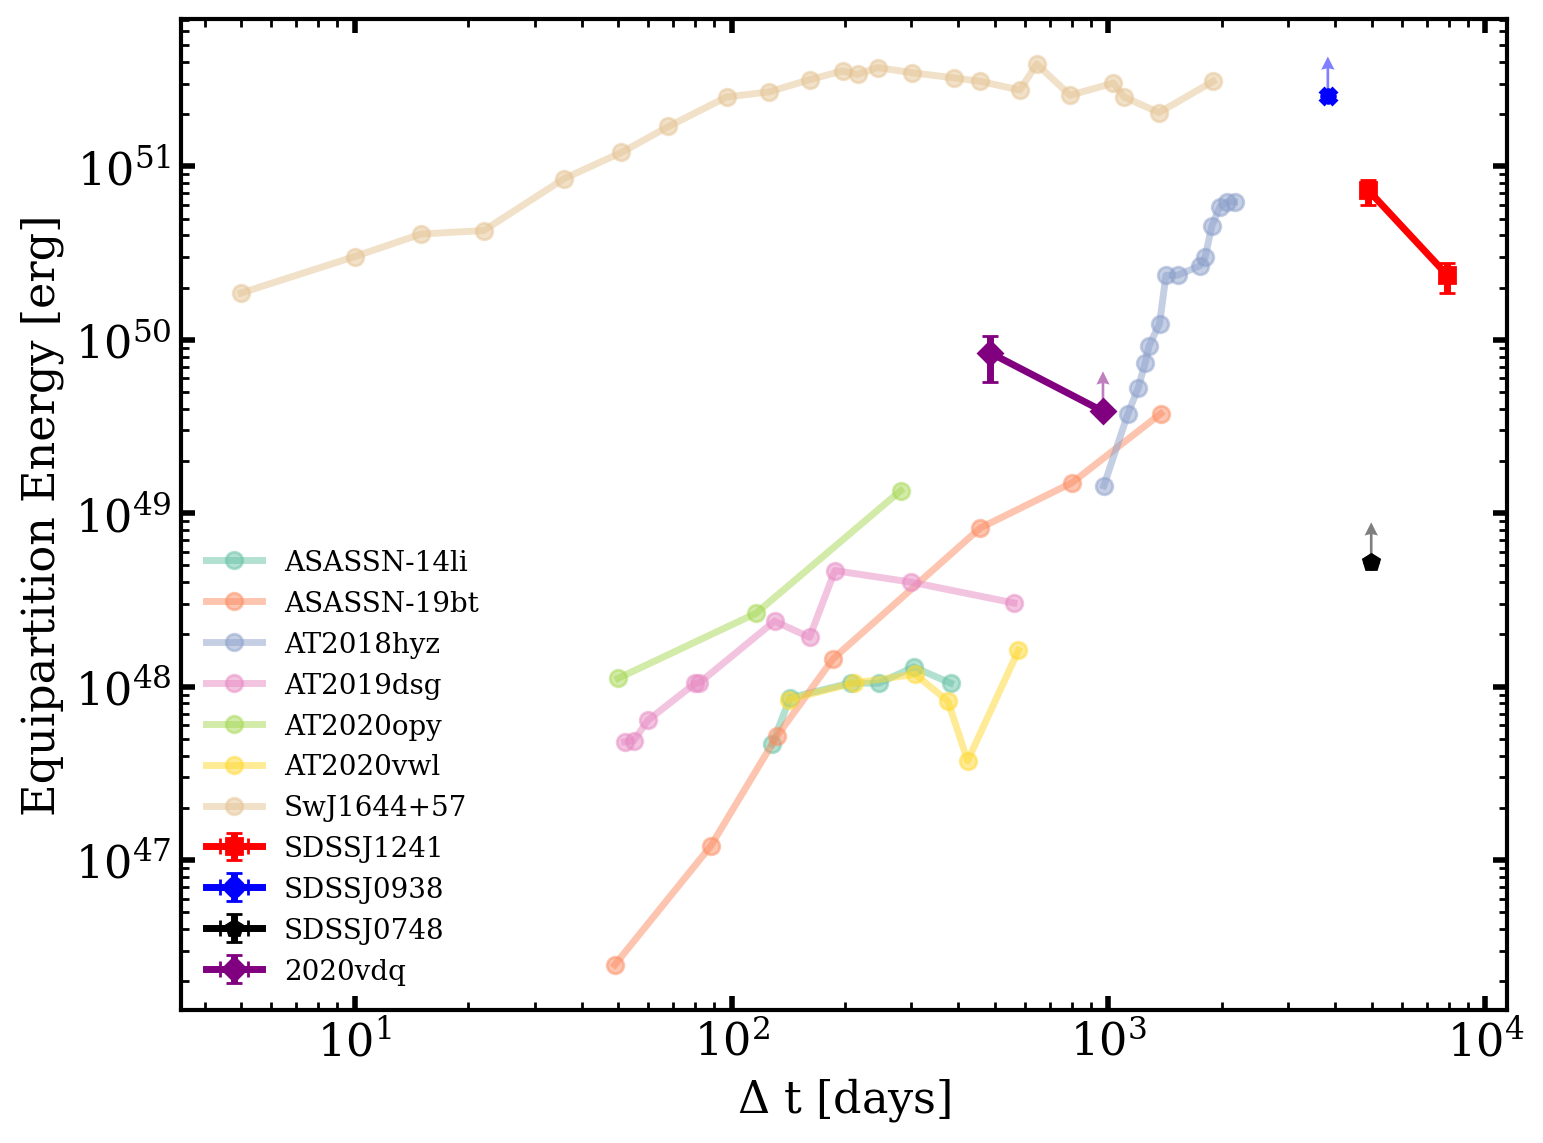
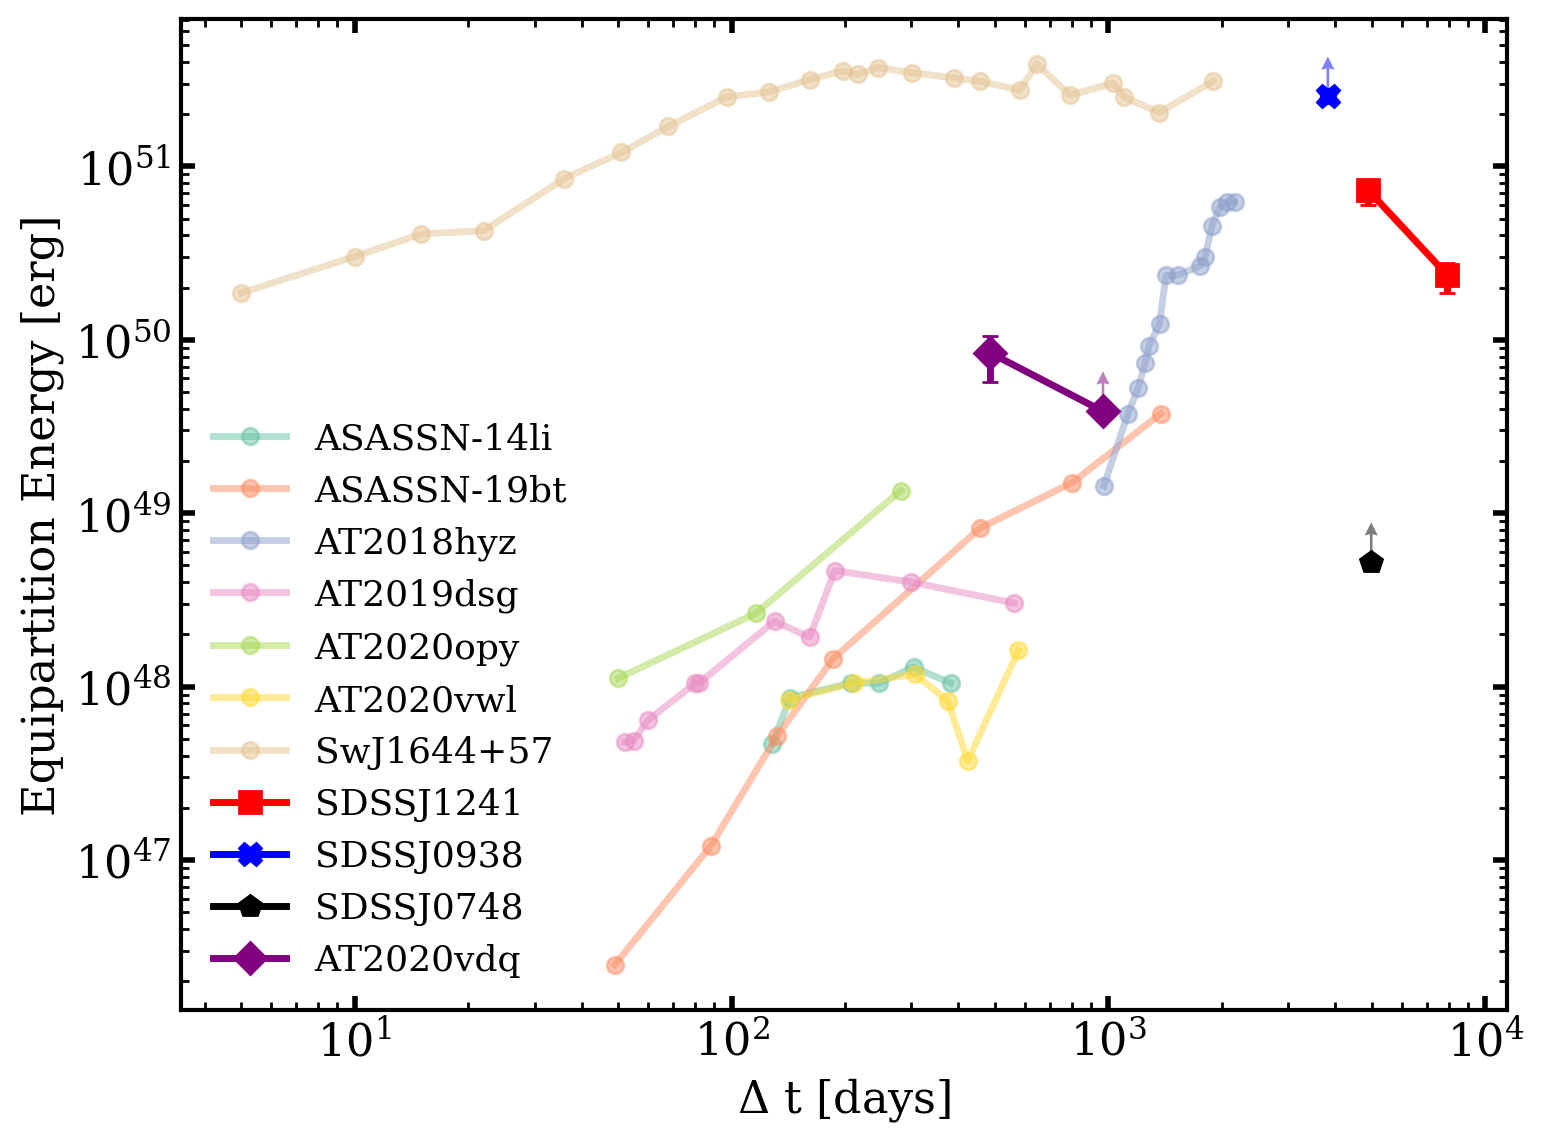
The change to this notebook cell's code, shown as a diff; its figure went from the first image to the second:
--- before
+++ after
@@ -9,5 +9,5 @@
         
 for name, grp in lit.groupby("Name"):   
-
+    
     grp = grp.sort_values("t")
     
@@ -35,4 +35,9 @@
     label_name = name.replace("_", "")
     grp = results_df[results_df.name == label_name]
+
+    color, symb = color_dict[label_name]
+    
+    if label_name == "2020vdq":
+        label_name = "AT"+label_name
     
     # if name not in names_to_plot: continue
@@ -57,10 +62,11 @@
         yerr = list(zip(*yerr)),
         xerr = list(zip(*xerr)),
-        color = color_dict[label_name],
+        color = color,
         label = label_name,
         linestyle = "-",
-        marker = symbs[symbs_idx],
+        marker = symb, #symbs[symbs_idx],
         capsize = 3,
-        zorder = ecle_zorder
+        zorder = ecle_zorder,
+        ms=8
     )
     
@@ -72,5 +78,5 @@
         if not len(r_lim): continue
         direction = "left" if r_lim.Req_lim_type.iloc[0] == "upper" else "right"
-        draw_limit_arrow(r_lim, ax, direction, color=color_dict[label_name], alpha=0.5, scale=SCALE, zorder=ecle_zorder, xkey=xkey, ykey="Eeq", norm_Req=False)
+        draw_limit_arrow(r_lim, ax, direction, color=color, alpha=0.5, scale=SCALE, zorder=ecle_zorder, xkey=xkey, ykey="Eeq", norm_Req=False)
     elif xkey == "t":
         #@draw_limit_arrow(grp, ax, "right", color=color_dict[label_name], alpha=0.5, scale=SCALE, zorder=ecle_zorder, xkey=xkey, ykey="Eeq", norm_Req=False)
@@ -82,5 +88,5 @@
     if not len(E_lim): continue
     direction = "down" if E_lim.Eeq_lim_type.iloc[0] == "upper" else "up"
-    draw_limit_arrow(E_lim, ax, direction, color=color_dict[label_name], alpha=0.5, scale=SCALE, zorder=ecle_zorder, xkey=xkey, ykey="Eeq", norm_Req=False)
+    draw_limit_arrow(E_lim, ax, direction, color=color, alpha=0.5, scale=SCALE, zorder=ecle_zorder, xkey=xkey, ykey="Eeq", norm_Req=False)
 
 
@@ -106,5 +112,8 @@
 ax.set_ylabel("Equipartition Energy [erg]", fontsize=16)
 
-ax.legend(fontsize=10, frameon=False, ncols=1, fancybox=False)
+# ax.legend(fontsize=10, frameon=False, ncols=1, fancybox=False)
+handles, labels = ax.get_legend_handles_labels()
+handles = [h[0] if isinstance(h, container.ErrorbarContainer) else h for h in handles]
+ax.legend(handles, labels, loc="lower left", fontsize=13, ncols=1)
 
 fig.savefig("ecle-energy-comparison.png", bbox_inches="tight")

Commit: cleanup repo for Zenodo release